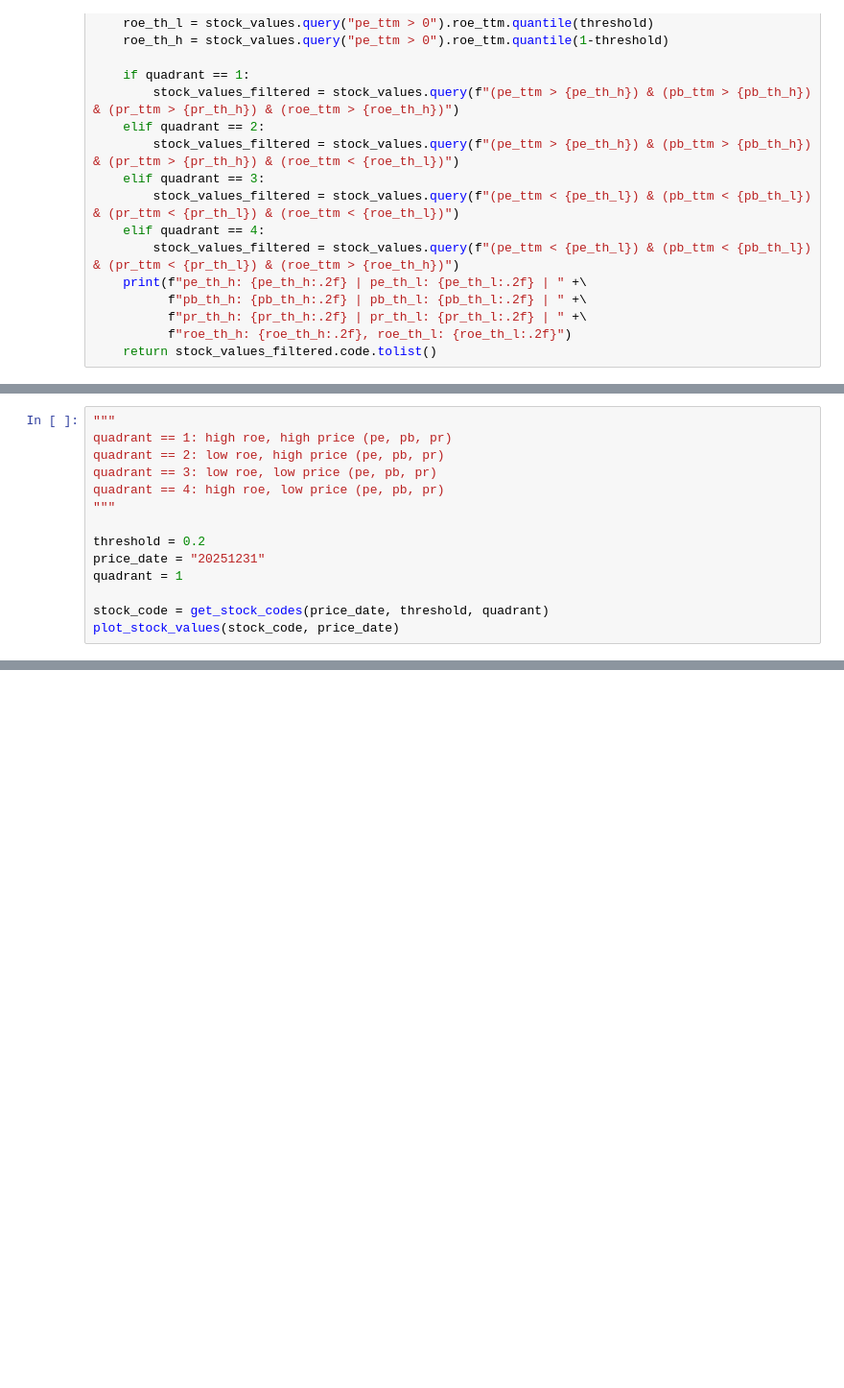
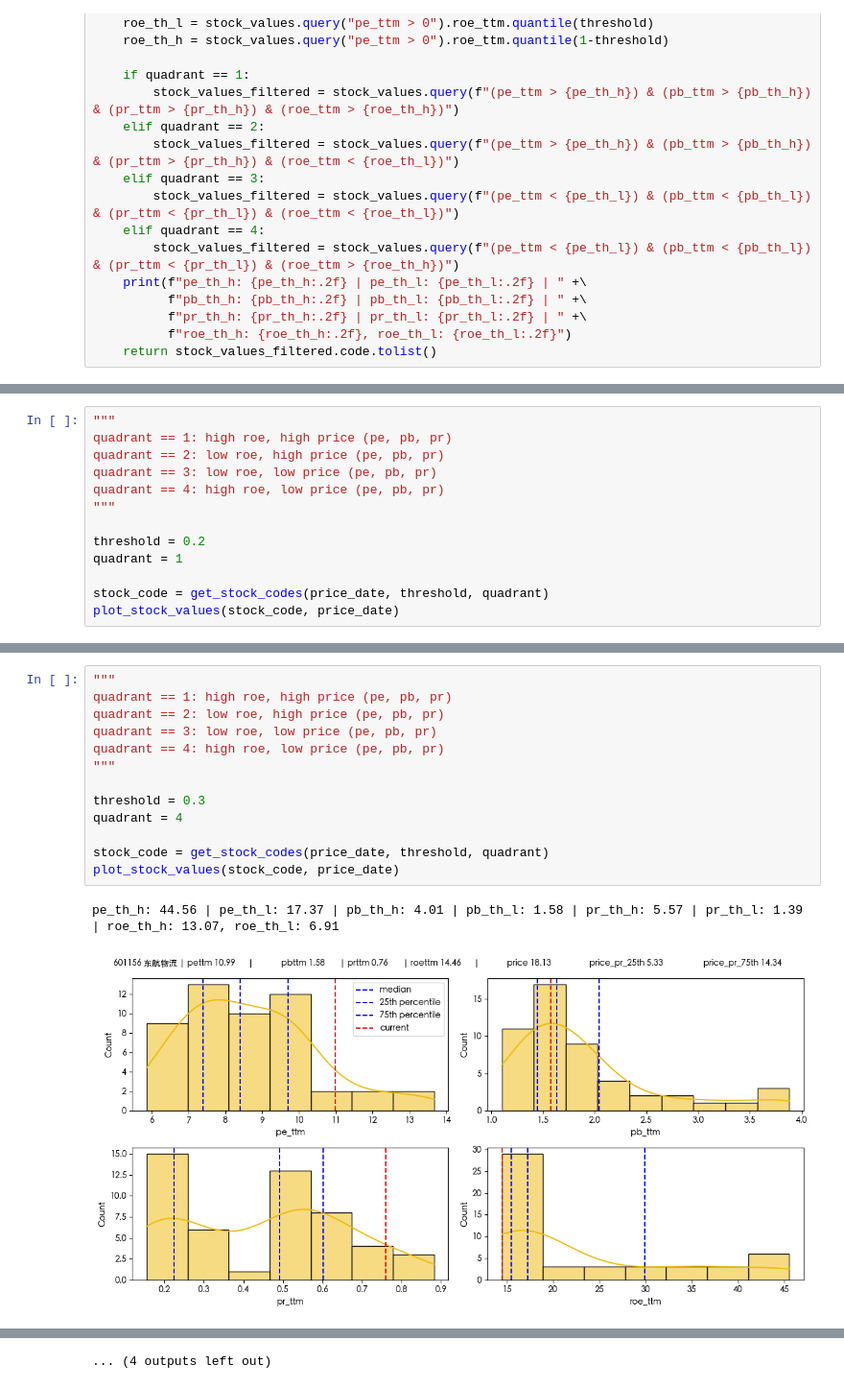
Before and after one commit to ProfessorErdo/stock-trend-tracker, a Jupyter notebook: notebooks/four_quadrants.ipynb, the cells around one changed output, grey strips where cells are left out. Shown at 96% size. Drawn from its saved outputs; the diff is of its cells as text; blank space fills up the shorter version.

```diff
--- a/notebooks/four_quadrants.ipynb
+++ b/notebooks/four_quadrants.ipynb
@@ -150,7 +152,6 @@ quadrant == 4: high roe, low price (pe, pb, pr)
 """
 
 threshold = 0.2
-price_date = "20251231"
 quadrant = 1
 
 stock_code = get_stock_codes(price_date, threshold, quadrant)
@@ -162,0 +163,16 @@ pe_th_h: 58.12 | pe_th_l: 13.66 | pb_th_h: 5.40 | pb_th_l: 1.19 | pr_th_h: 9.01
+# %%
+"""
+quadrant == 1: high roe, high price (pe, pb, pr)
+quadrant == 2: low roe, high price (pe, pb, pr)
+quadrant == 3: low roe, low price (pe, pb, pr)
+quadrant == 4: high roe, low price (pe, pb, pr)
+"""
+
+threshold = 0.3
+quadrant = 4
+
+stock_code = get_stock_codes(price_date, threshold, quadrant)
+plot_stock_values(stock_code, price_date)
+# %% [output]
+pe_th_h: 44.56 | pe_th_l: 17.37 | pb_th_h: 4.01 | pb_th_l: 1.58 | pr_th_h: 5.57 | pr_th_l: 1.39 | roe_th_h: 13.07, roe_th_l: 6.91
+[figure, added]
@@ -162,0 +189 @@ pe_th_h: 58.12 | pe_th_l: 13.66 | pb_th_h: 5.40 | pb_th_l: 1.19 | pr_th_h: 9.01
+... (4 outputs left out)
```
Also changed, not shown: parts of 9 cells of this notebook, 1 other file.
